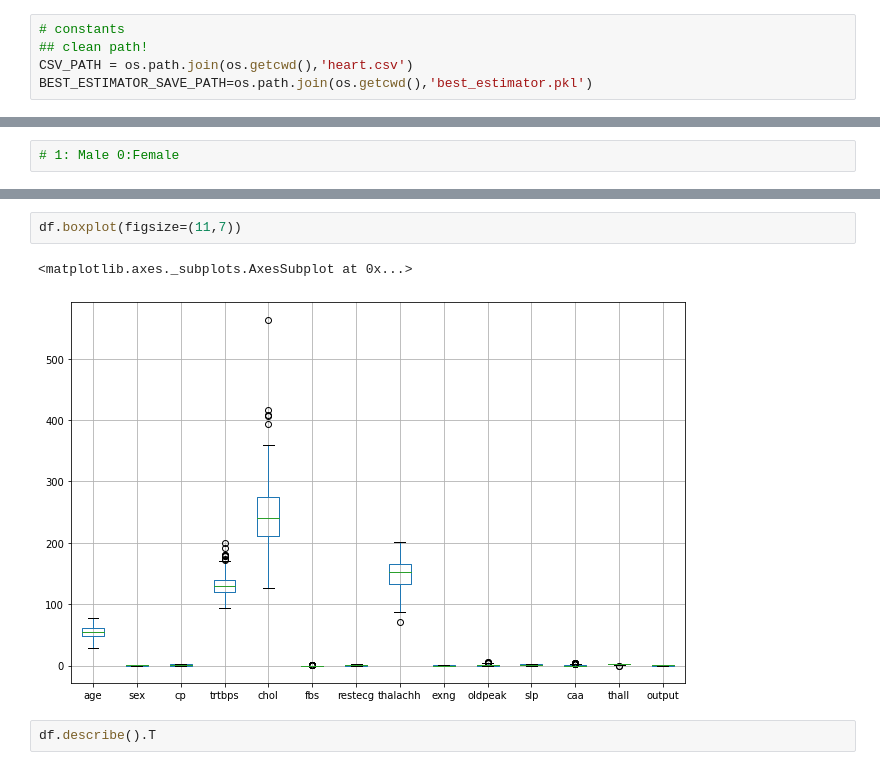
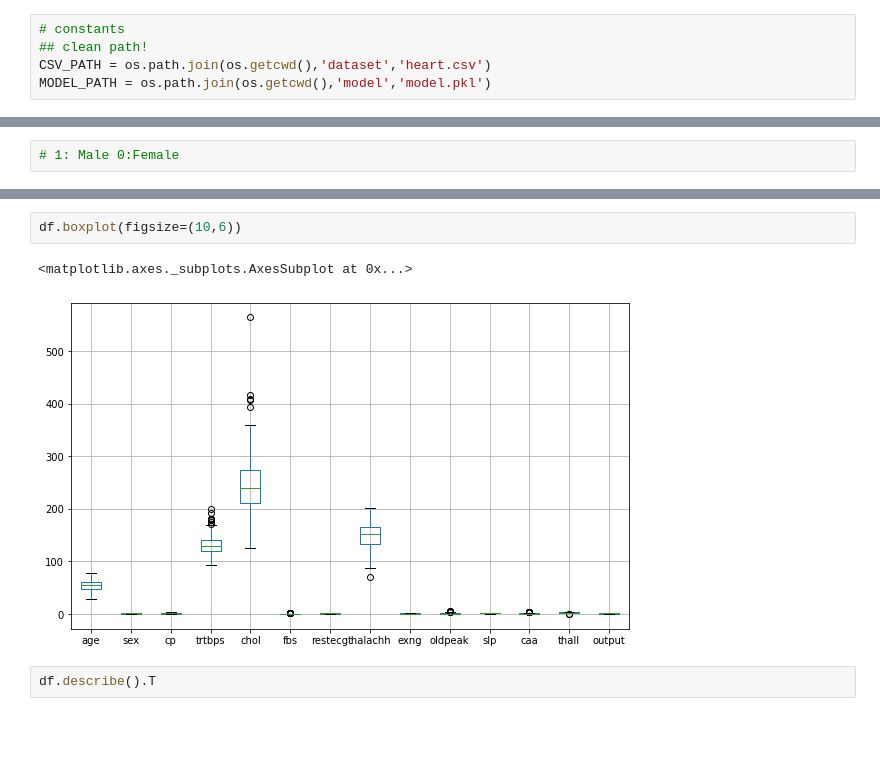
Before and after one commit to cheeann13/Heart-Attack-APP, a Jupyter notebook: heart_model.ipynb, the cells around one changed output, grey strips where cells are left out. Saved outputs shown, nothing was run; the diff lists cells and outputs as text; blank space fills up the shorter version.

```diff
--- a/ha.ipynb
+++ b/heart_model.ipynb
@@ -52,8 +52,8 @@ def cramers_corrected_stat(confusion_matrix):
 # %%
 # constants
 ## clean path!
-CSV_PATH = os.path.join(os.getcwd(),'heart.csv')
-BEST_ESTIMATOR_SAVE_PATH=os.path.join(os.getcwd(),'best_estimator.pkl')
+CSV_PATH = os.path.join(os.getcwd(),'dataset','heart.csv')
+MODEL_PATH = os.path.join(os.getcwd(),'model','model.pkl')
 # %%
 def plot_con_graph(con_col,df,c):
   '''
@@ -203,10 +191,10 @@ plot_con_graph(con,df,'c')
 [figure]
 [figure]
 # %%
-df.boxplot(figsize=(11,7))
+df.boxplot(figsize=(10,6))
 # %% [output]
 <matplotlib.axes._subplots.AxesSubplot at 0x...>
-[figure, old version]
+[figure, new version]
 # %%
 df.describe().T
 # %% [output]
```
Also changed, not shown: parts of 30 cells of this notebook, 6 other files.
